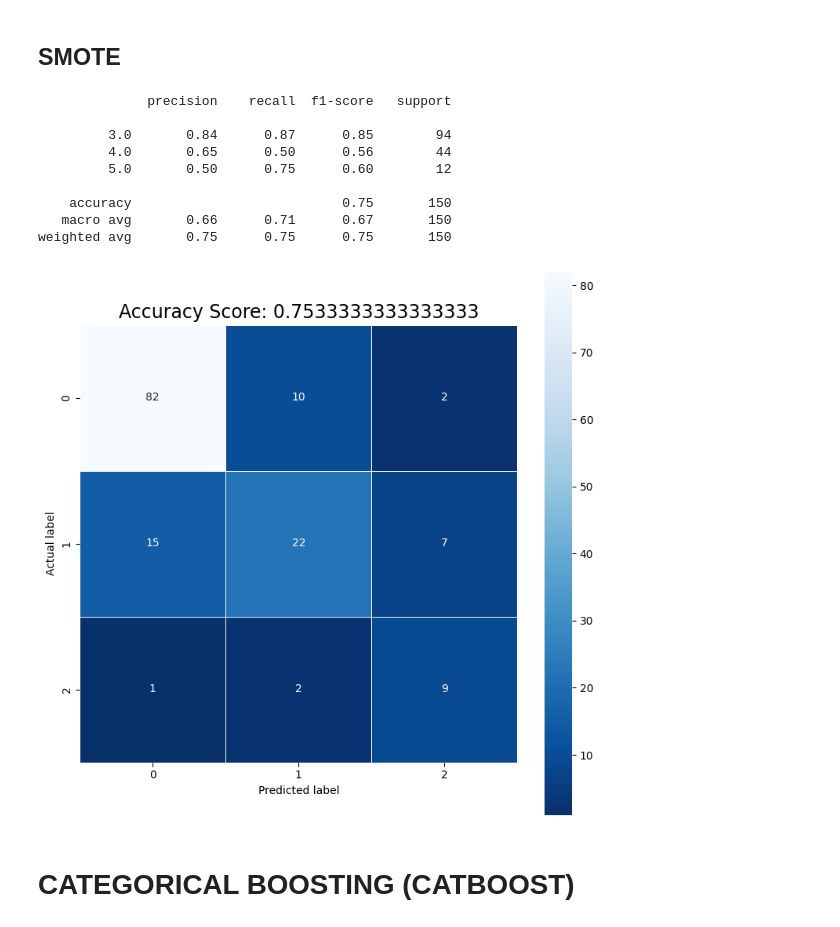
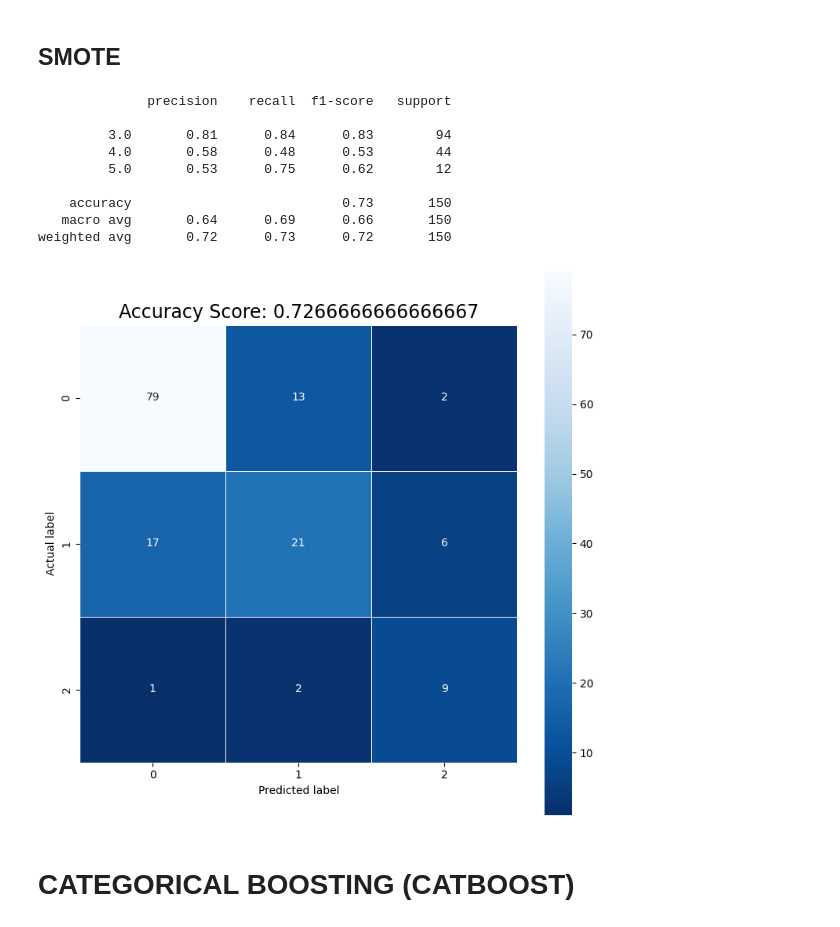
Before and after one commit to fabiorosario/code-smell-severity-classification-based-transfer-learning, a Jupyter notebook: TransferLearning/TestCSharp/Standardized/Long Method/LM_RF_ChiNorm20_TrainJavaCSharp_TestCSharp_Stand.ipynb, the cells around one changed output. Saved outputs shown, nothing was run; the diff lists cells and outputs as text; code cells hidden in the pictures.

```diff
--- a/TransferLearning/TestCSharp/Standardized/Long Method/LM_RF_ChiNorm20_TrainJavaCSharp_TestCSharp_Stand.ipynb
+++ b/TransferLearning/TestCSharp/Standardized/Long Method/LM_RF_ChiNorm20_TrainJavaCSharp_TestCSharp_Stand.ipynb
@@ -635,42 +635,42 @@ from xgboost import XGBClassifier
 from sklearn.metrics import accuracy_score, confusion_matrix, classification_report
 
 # Define the classifier model
-classifier = XGBClassifier(num_class=12, random_state=42, tree_method='hist', objective='multi:softprob', n_estimators=406, max_depth=17,
-                           learning_rate=0.060689655172413794, grow_policy='depthwise', booster='dart')
+classifier = XGBClassifier(num_class=12, random_state=42, tree_method='hist', objective='multi:softmax', n_estimators=920, max_depth=17,
+                           learning_rate=0.2803448275862069, grow_policy='lossguide', booster='gbtree')
 
 classifier.fit(x_train_multiclass_res, y_train_multiclass_res)
 
 predictions_classifier = classifier.predict(x_test_multiclass)
 
 cm = confusion_matrix(y_test_multiclass, predictions_classifier)
 
 print(classification_report(y_test_multiclass, predictions_classifier))
 
 score = classifier.score(x_test_multiclass, y_test_multiclass)
 
 import matplotlib.pyplot as plt
 import seaborn as sns
 from sklearn import metrics
 
 plt.figure(figsize=(9,9))
 sns.heatmap(cm, annot=True, fmt=".0f", linewidths=.5, square = True, cmap = 'Blues_r')
 plt.ylabel('Actual label')
 plt.xlabel('Predicted label')
 all_sample_title = 'Accuracy Score: {0}'.format(score)
 plt.title(all_sample_title, size = 17)
 #plt.savefig('toy_Digits_ConfusionSeabornCodementor.png')
 plt.show()
 # %% [output]
               precision    recall  f1-score   support
 
-         3.0       0.84      0.87      0.85        94
-         4.0       0.65      0.50      0.56        44
-         5.0       0.50      0.75      0.60        12
+         3.0       0.81      0.84      0.83        94
+         4.0       0.58      0.48      0.53        44
+         5.0       0.53      0.75      0.62        12
 
-    accuracy                           0.75       150
-   macro avg       0.66      0.71      0.67       150
-weighted avg       0.75      0.75      0.75       150
+    accuracy                           0.73       150
+   macro avg       0.64      0.69      0.66       150
+weighted avg       0.72      0.73      0.72       150
-[figure, old version]
+[figure, new version]
 # %% [markdown]
 # **CATEGORICAL BOOSTING (CATBOOST)**
 # %%
```
Also changed, not shown: parts of 1 cell of this notebook, 1 other file.
